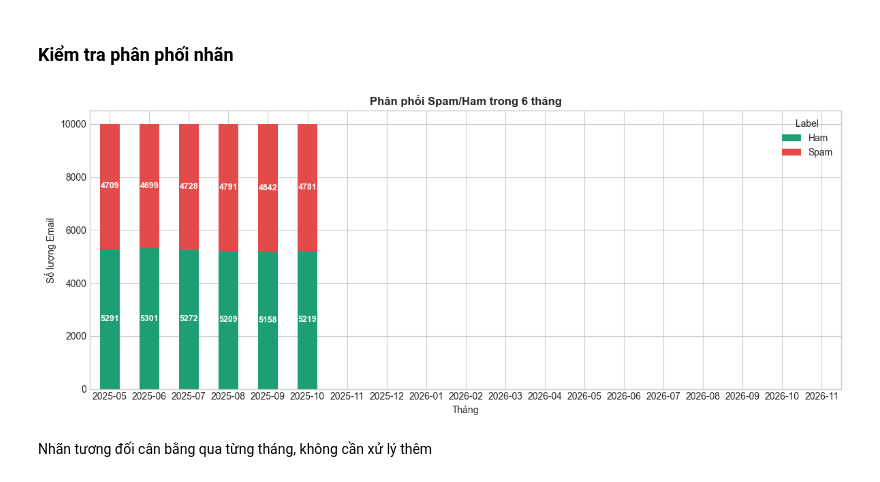
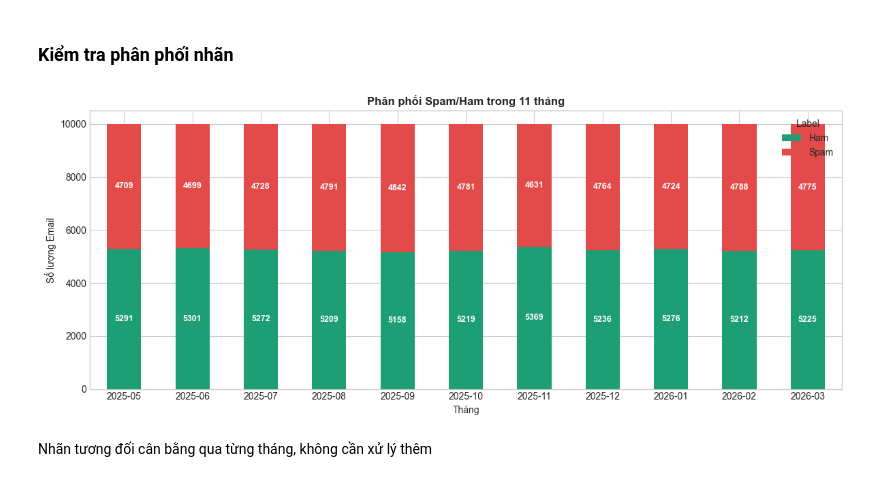
Before and after one commit to AIVIETNAM-AIO-PhanVanTien/email-spam-classification, a Jupyter notebook: notebooks/01_eda_bronze.ipynb, the cells around one changed output. Saved outputs shown, nothing was run; the diff lists cells and outputs as text; code cells hidden in the pictures.

```diff
--- a/notebooks/01_eda_bronze.ipynb
+++ b/notebooks/01_eda_bronze.ipynb
@@ -23,8 +24,23 @@ BRONZE_DIR = Path("../data/bronze")
 print("Đang tải dữ liệu từ Bronze...")
 df_bronze = pd.read_parquet(BRONZE_DIR)
 
-# Chỉ lấy 6 tháng đầu (Initial Load: 2025-05 đến 2025-10) để phân tích
-initial_months = [f"2025-{str(m).zfill(2)}" for m in range(5, 11)]
+# 1. Định nghĩa danh sách tháng chính xác (2025-05 -> 2026-03)
+months_2025 = [f"2025-{str(m).zfill(2)}" for m in range(5, 13)]
+months_2026 = [f"2026-{str(m).zfill(2)}" for m in range(1, 4)]
+initial_months = months_2025 + months_2026
+
+
+dataset = ds.dataset(BRONZE_DIR, format="parquet", partitioning="hive")
+
+# 3. Filter ngay khi load để tiết kiệm RAM
+df = dataset.to_table(
+    filter=ds.field("month_partition").isin(initial_months)
+).to_pandas()
+
+# 4. Xử lý ép kiểu chuỗi (y hệt logic trong TextCleaner của bạn)
+# Chuyển sang string trước rồi mới fillna vì NaN trong pandas đôi khi là float
+df['body_str'] = df['body'].astype(str).replace("nan", "")
+
 df = df_bronze[df_bronze['month_partition'].isin(initial_months)].copy()
 
 # Xử lý NaN tạm thời để tránh lỗi các hàm xử lý chuỗi
@@ -47,27 +64,27 @@ Categories (19, object): ['2025-05', '2025-06', '2025-07', '2025-08', ..., '2026
 # %%
 # Thống kê theo tháng và nhãn
 label_dist = df.groupby(['month_partition', 'raw_label']).size().unstack()
 
 # Sắp xếp lại cột để hiện Ham trước, Spam sau cho đúng màu
 if 'ham' in label_dist.columns and 'spam' in label_dist.columns:
     label_dist = label_dist[['ham', 'spam']]
 
 ax = label_dist.plot(kind='bar', stacked=True, figsize=(12, 5), color=[HAM_COLOR, SPAM_COLOR])
-plt.title('Phân phối Spam/Ham trong 6 tháng', fontweight='bold')
+plt.title('Phân phối Spam/Ham trong 11 tháng', fontweight='bold')
 plt.xlabel('Tháng')
 plt.ylabel('Số lượng Email')
 plt.xticks(rotation=0)
 plt.legend(title='Label')
 
 # Thêm Label số lượng lên biểu đồ
 for c in ax.containers:
     labels = [f"{v.get_height():.0f}" if v.get_height() > 0 else "" for v in c]
     ax.bar_label(c, labels=labels, label_type='center', color='white', fontsize=9, fontweight='bold')
 
 plt.tight_layout()
 plt.show()
 # %% [output]
-[figure, old version]
+[figure, new version]
 # %% [markdown]
 Nhãn tương đối cân bằng qua từng tháng, không cần xử lý thêm
 # %% [markdown]
```
Also changed, not shown: parts of 5 cells of this notebook, 1 other file.
